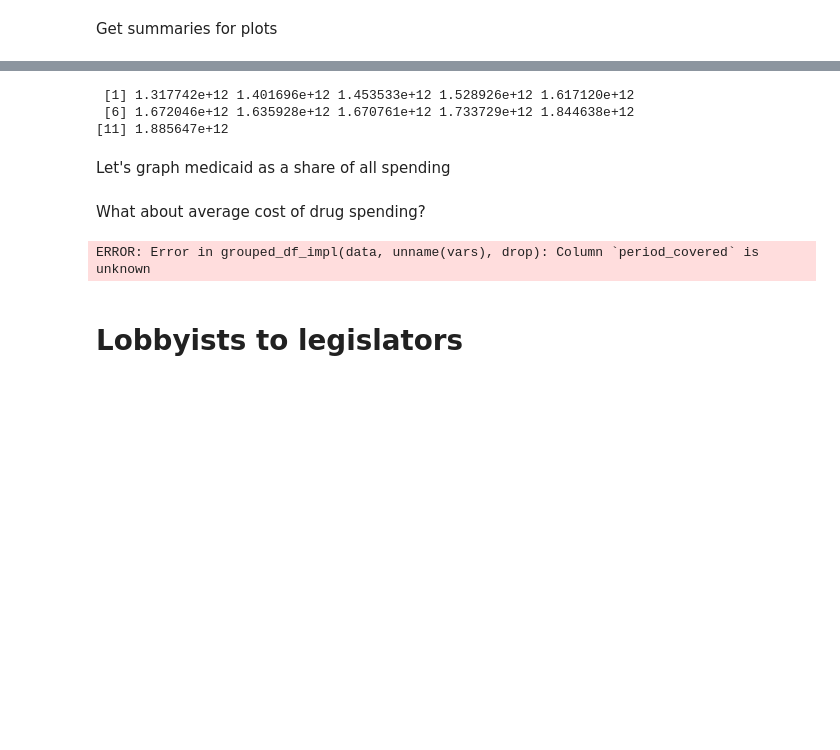
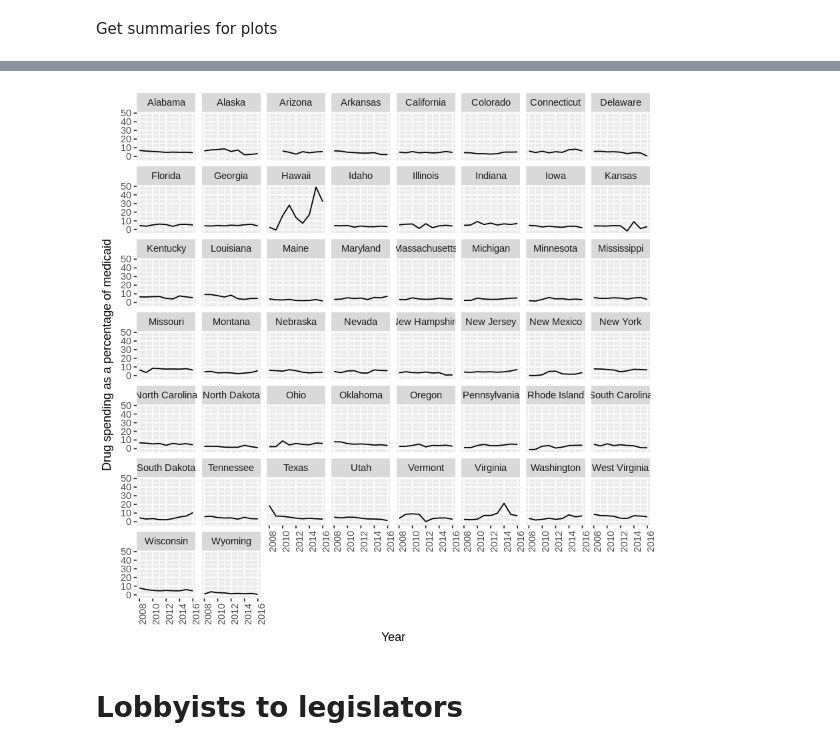
Before and after one commit to PublicI/medicaid-graphic, a Jupyter notebook: line-graphs.ipynb, the cells around one changed output, grey strips where cells are left out. Saved outputs shown, nothing was run; the diff lists cells and outputs as text; code cells hidden in the pictures; blank space fills up the shorter version.

```diff
--- a/line-graphs.ipynb
+++ b/line-graphs.ipynb
@@ -86 +90,3 @@ head(df)
+# %%
+df$drug_part_medicaid = df$spending_less_rebates/df$medicaid_total*100
 # %%
@@ -90,14 +94,0 @@ Total spending by state over time
-# %%
-temp = df %>%
-    group_by(period_covered,st_abbreviation) %>%
-    select(period_covered,st_abbreviation,medicaid_state) %>%
-    filter(period_covered == 2006)
-
-temp = temp[c(2:3)]
-colnames(temp) = c('st_abbreviation', 'baseline')
-
-df = full_join(df, temp, by = 'st_abbreviation')
-# %%
-df$pct_change_2006 = ((df$medicaid_state - df$baseline)/df$baseline)*100
-
-avg_change = df %>% group_by(period_covered) %>% summarise(pct_change_2006 = mean(pct_change_2006, na.rm = TRUE))
@@ -115,6 +94,0 @@ medicaid_spending = df %>%
-# %%
-medicaid_spending$total_spending
-# %% [output]
- [1] 1.317742e+12 1.401696e+12 1.453533e+12 1.528926e+12 1.617120e+12
- [6] 1.672046e+12 1.635928e+12 1.670761e+12 1.733729e+12 1.844638e+12
-[11] 1.885647e+12
@@ -123,15 +95,12 @@ library(rjson)
-# %% [markdown]
-Let's graph medicaid as a share of all spending
-# %% [markdown]
-What about average cost of drug spending?
-# %%
-temp = df %>%
-    group_by(period_covered) %>%
-    summarise(avg_drug_spending = mean(spending_less_rebates))
-
-temp$avg_drug_spending/1000000
-# %% [output]
-ERROR: Error in grouped_df_impl(data, unname(vars), drop): Column `period_covered` is unknown
+# %%
+ggplot(df, aes(period_covered, drug_part_medicaid)) +
+    geom_line() +
+    facet_wrap(~ st_name) +
+    ylab('Drug spending as a percentage of medicaid') +
+    xlab('Year') +
+    theme(axis.text.x = element_text(angle = 90, hjust = 1))
+# %% [output]
+[figure, added]
 # %% [markdown]
 # Lobbyists to legislators
 # %%
```
Also changed, not shown: parts of 15 cells of this notebook, 6 other files.
